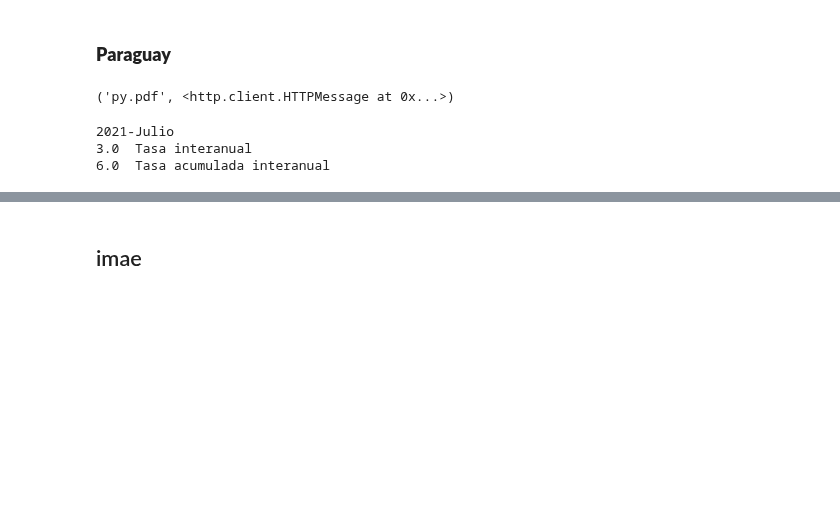
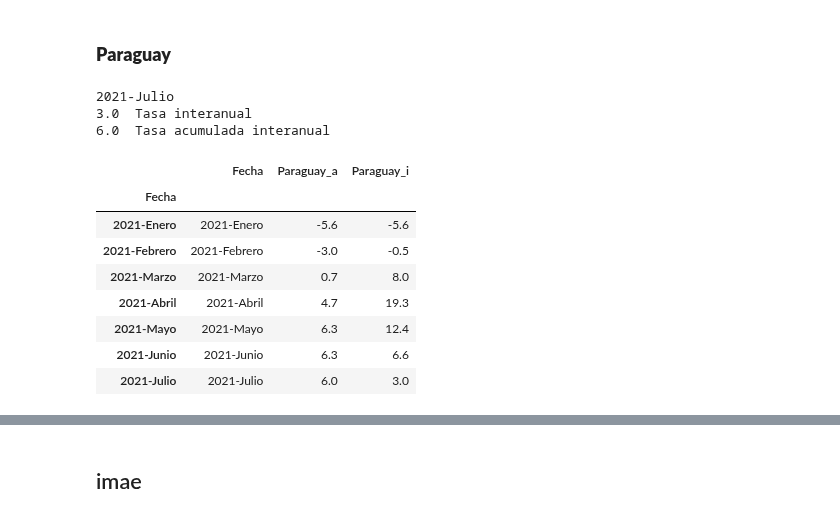
Before and after one commit to samyff12/LATAM, a Jupyter notebook: IMAE_LATAM.ipynb, the cells around one changed output, grey strips where cells are left out. Cells and saved outputs as stored; diff of their text form; code cells hidden in the pictures; blank space fills up the shorter version.

```diff
--- a/IMAE_LATAM.ipynb
+++ b/IMAE_LATAM.ipynb
@@ -405,45 +406,55 @@ links = [a['href'] for a in souppy.select("a[href*=_2021]")] # extraemos links q
 #for mes in range(len(links)):
 #  linkurl = 'https://www.bcp.gov.py/' + links[-(mes+1)]
 #  urllib2.urlretrieve(linkurl, mes)
-url2 = 'https://www.bcp.gov.py/' + links[0]
+url2 = 'https://www.bcp.gov.py/' + links[0] # -(numero mes)
 opener = urllib2.build_opener()
 opener.addheaders = [('User-agent', 'Mozilla/5.0')]
 urllib2.install_opener(opener)
 urllib2.urlretrieve(url2, "py.pdf")
+
+with fitz.open("py.pdf") as doc:
+    text = ""
+    for page in doc:
+        text += page.getText()
+
+fechapy = text.split(' |',2)[1] # con el espacio
+fechapy = fechapy.split(' ')[1] +'-'+fechapy.split(' ')[0]
+
+# Debido a que las tasas son iguales en Enero
+if 'Enero' not in fechapy:
+  valorpyinteranual = text.split('variación de ',1)[1][0:4] # para obtener tasa interanual
+  valorpyacum = text.split('% a',1)[0][-4:] # para obtener tasa acumulada interanual
+  valorpyinteranual = float(valorpyinteranual.replace(',','.').replace('%',''))
+  valorpyacum = float(valorpyacum.replace(',','.').replace(' ',''))
+else:
+   valorpyinteranual = text.split('variación de ',1)[1][0:4]
+   valorpyinteranual = float(valorpyinteranual.replace(',','.').replace('%',''))
+   valorpyacum = valorpyinteranual
+
+print(fechapy)
+print(valorpyinteranual,' Tasa interanual')
+print(valorpyacum, ' Tasa acumulada interanual')
 # %% [output]
-('py.pdf', <http.client.HTTPMessage at 0x...>)
+2021-Julio
+3.0  Tasa interanual
+6.0  Tasa acumulada interanual
-# %%
-with fitz.open("py.pdf") as doc:
-    text = ""
-    for page in doc:
-        text += page.getText()
-
-fechapy = text.split(' |',2)[1] # con el espacio
-fechapy = fechapy.split(' ')[1] +'-'+fechapy.split(' ')[0]
-
-# Debido a que las tasas son iguales en Enero
-if 'Enero' not in fechapy:
-  valorpyinteranual = text.split('variación de ',1)[1][0:4] # para obtener tasa interanual
-  valorpyacum = text.split('% a',1)[0][-4:-1] # para obtener tasa acumulada interanual
-  valorpyinteranual = float(valorpyinteranual.replace(',','.').replace('%',''))
-  valorpyacum = float(valorpyacum.replace(',','.').replace(' ',''))
-else:
-   valorpyinteranual = text.split('variación de ',1)[1][0:4]
-   valorpyinteranual = float(valorpyinteranual.replace(',','.').replace('%',''))
-   valorpyacum = valorpyinteranual
-
-print(fechapy)
-print(valorpyinteranual,' Tasa interanual')
-print(valorpyacum, ' Tasa acumulada interanual')
-# %% [output]
-2021-Julio
-3.0  Tasa interanual
-6.0  Tasa acumulada interanual
 # %%
 #Añadir nuevo mes cuando salga##IMPORTANTE
 py = pd.DataFrame({'Fecha':['2021-Enero','2021-Febrero','2021-Marzo','2021-Abril','2021-Mayo','2021-Junio','2021-Julio'],
-                   'Paraguay_acum':[]
+                   'Paraguay_a':[-5.6,-3.0,0.7,4.7,6.3,6.3,6.0],
                    'Paraguay_i':[-5.6,-0.5,8.0,19.3,12.4,6.6,3.0]})
-dic = {'Fecha':fechapy,'Paraguay':valorpy}
+dic = {'Fecha':fechapy,'Paraguay':valorpyinteranual}
 py.append(dic,ignore_index=True)
 py.index = py.Fecha
+# %%
+py
+# %% [output]
+|  | Fecha | Paraguay_a | Paraguay_i |
+| Fecha |  |  |  |
+| 2021-Enero | 2021-Enero | -5.6 | -5.6 |
+| 2021-Febrero | 2021-Febrero | -3.0 | -0.5 |
+| 2021-Marzo | 2021-Marzo | 0.7 | 8.0 |
+| 2021-Abril | 2021-Abril | 4.7 | 19.3 |
+| 2021-Mayo | 2021-Mayo | 6.3 | 12.4 |
+| 2021-Junio | 2021-Junio | 6.3 | 6.6 |
+| 2021-Julio | 2021-Julio | 6.0 | 3.0 |
```
Also changed, not shown: parts of 5 cells of this notebook.
